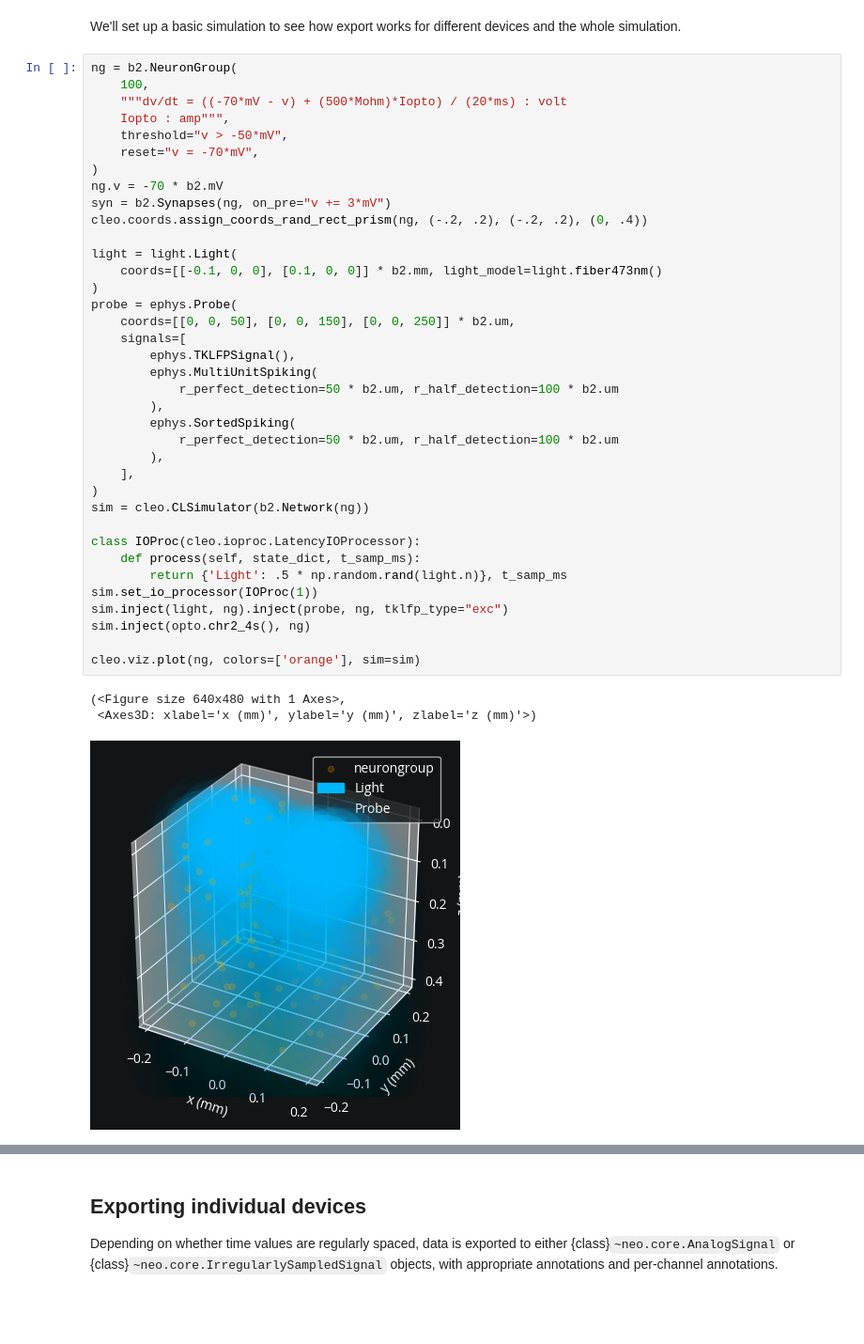
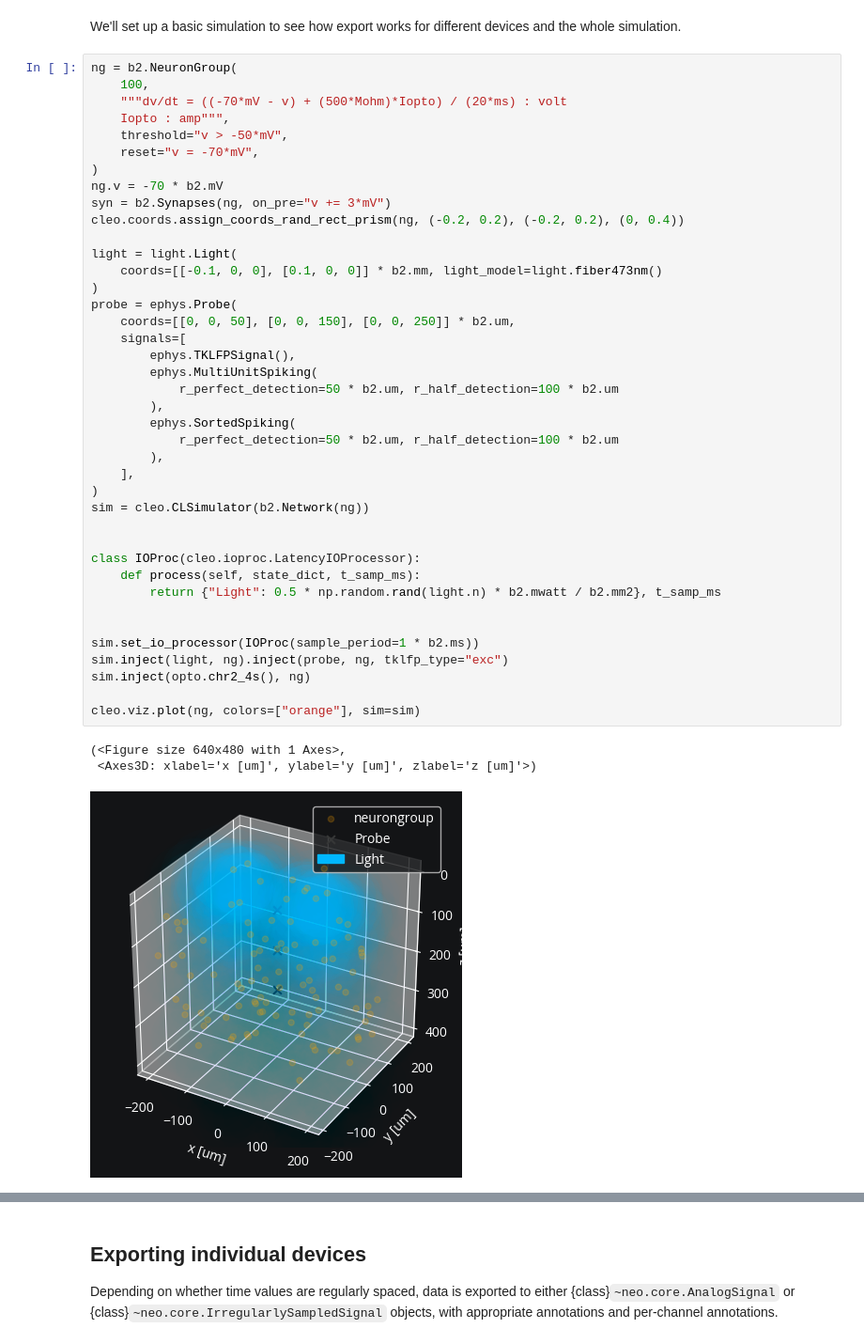
Before and after one commit to siplab-gt/cleo, a Jupyter notebook: docs/tutorials/neo.ipynb, the cells around one changed output, grey strips where cells are left out. Shown at 94% size. Drawn from its saved outputs; the diff is of its cells as text; blank space fills up the shorter version.

```diff
--- a/docs/tutorials/neo.ipynb
+++ b/docs/tutorials/neo.ipynb
@@ -28,39 +29,42 @@ ng = b2.NeuronGroup(
     threshold="v > -50*mV",
     reset="v = -70*mV",
 )
 ng.v = -70 * b2.mV
 syn = b2.Synapses(ng, on_pre="v += 3*mV")
-cleo.coords.assign_coords_rand_rect_prism(ng, (-.2, .2), (-.2, .2), (0, .4))
+cleo.coords.assign_coords_rand_rect_prism(ng, (-0.2, 0.2), (-0.2, 0.2), (0, 0.4))
 
 light = light.Light(
     coords=[[-0.1, 0, 0], [0.1, 0, 0]] * b2.mm, light_model=light.fiber473nm()
 )
 probe = ephys.Probe(
     coords=[[0, 0, 50], [0, 0, 150], [0, 0, 250]] * b2.um,
     signals=[
         ephys.TKLFPSignal(),
         ephys.MultiUnitSpiking(
             r_perfect_detection=50 * b2.um, r_half_detection=100 * b2.um
         ),
         ephys.SortedSpiking(
             r_perfect_detection=50 * b2.um, r_half_detection=100 * b2.um
         ),
     ],
 )
 sim = cleo.CLSimulator(b2.Network(ng))
 
+
 class IOProc(cleo.ioproc.LatencyIOProcessor):
     def process(self, state_dict, t_samp_ms):
-        return {'Light': .5 * np.random.rand(light.n)}, t_samp_ms
-sim.set_io_processor(IOProc(1))
+        return {"Light": 0.5 * np.random.rand(light.n) * b2.mwatt / b2.mm2}, t_samp_ms
+
+
+sim.set_io_processor(IOProc(sample_period=1 * b2.ms))
 sim.inject(light, ng).inject(probe, ng, tklfp_type="exc")
 sim.inject(opto.chr2_4s(), ng)
 
-cleo.viz.plot(ng, colors=['orange'], sim=sim)
+cleo.viz.plot(ng, colors=["orange"], sim=sim)
 # %% [output]
 (<Figure size 640x480 with 1 Axes>,
- <Axes3D: xlabel='x (mm)', ylabel='y (mm)', zlabel='z (mm)'>)
+ <Axes3D: xlabel='x [um]', ylabel='y [um]', zlabel='z [um]'>)
-[figure, old version]
+[figure, new version]
 # %%
 sim.run(50 * b2.ms)
 # %% [output]
```
Also changed, not shown: parts of 7 cells of this notebook, 1 other file.
